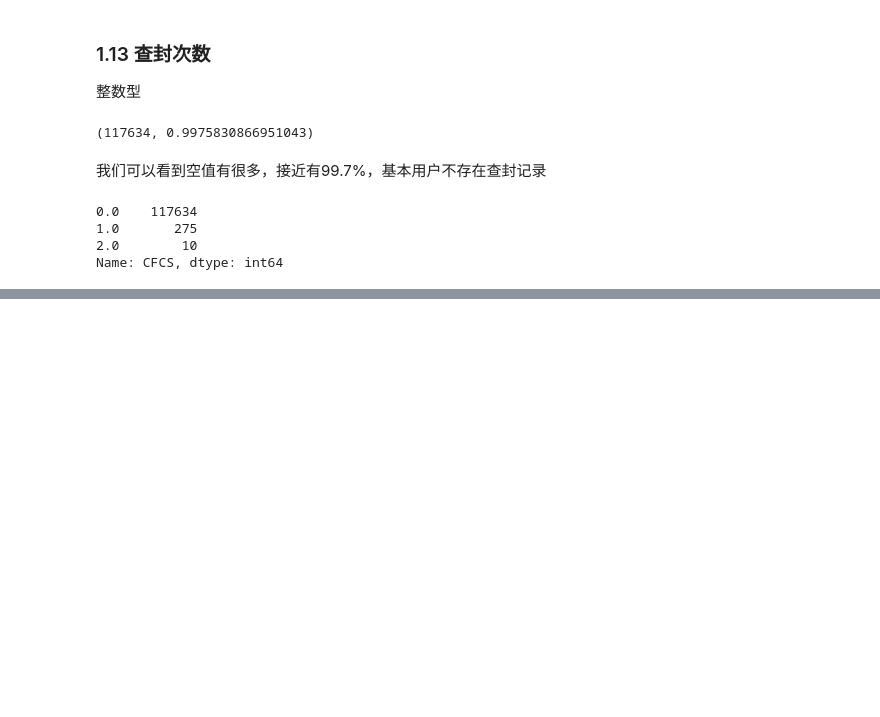
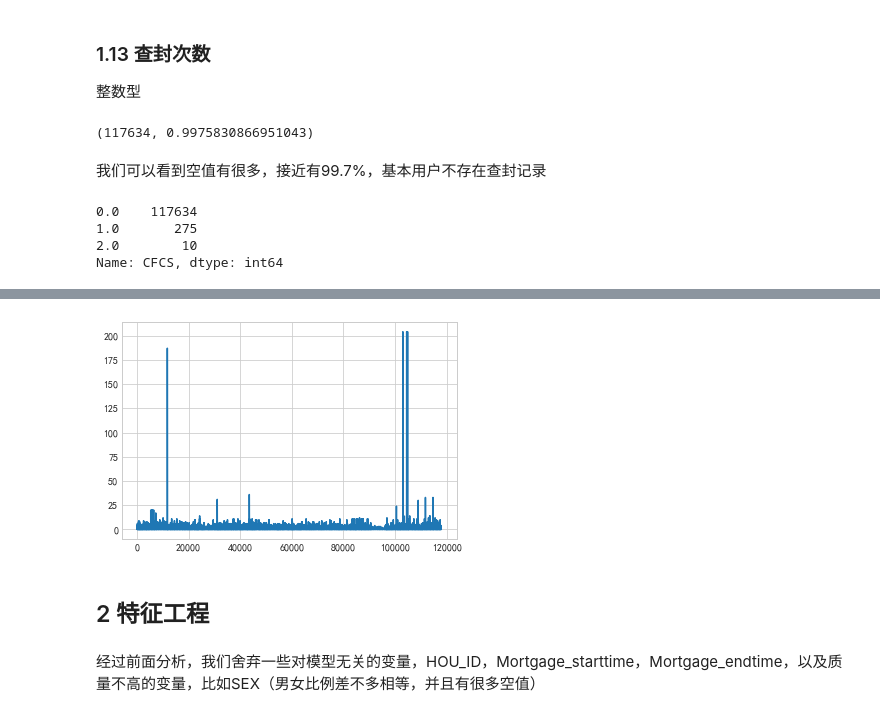
Before and after one commit to yanqiangmiffy/personal-credit-evaluation, a Jupyter notebook: 数据分析.ipynb, the cells around one changed output, grey strips where cells are left out. Drawn from its saved outputs; the diff is of its cells as text; code cells hidden in the pictures; blank space fills up the shorter version.

```diff
--- a/数据分析.ipynb
+++ b/数据分析.ipynb
@@ -312,0 +372,3 @@ Name: CFCS, dtype: int64
+# %%
+data['Sale_houcs'].fillna(0,inplace=True)
+data['Sale_houcs'].value_counts()[:10]
@@ -312,0 +389,9 @@ Name: CFCS, dtype: int64
+# %%
+plt.plot(data['Sale_houcs'])
+plt.show()
+# %% [output]
+[figure, added]
+# %% [markdown]
+## 2 特征工程
+# %% [markdown]
+经过前面分析，我们舍弃一些对模型无关的变量，HOU_ID，Mortgage_starttime，Mortgage_endtime，以及质量不高的变量，比如SEX（男女比例差不多相等，并且有很多空值）
```
Also changed, not shown: parts of 35 cells of this notebook, 1 other file.
